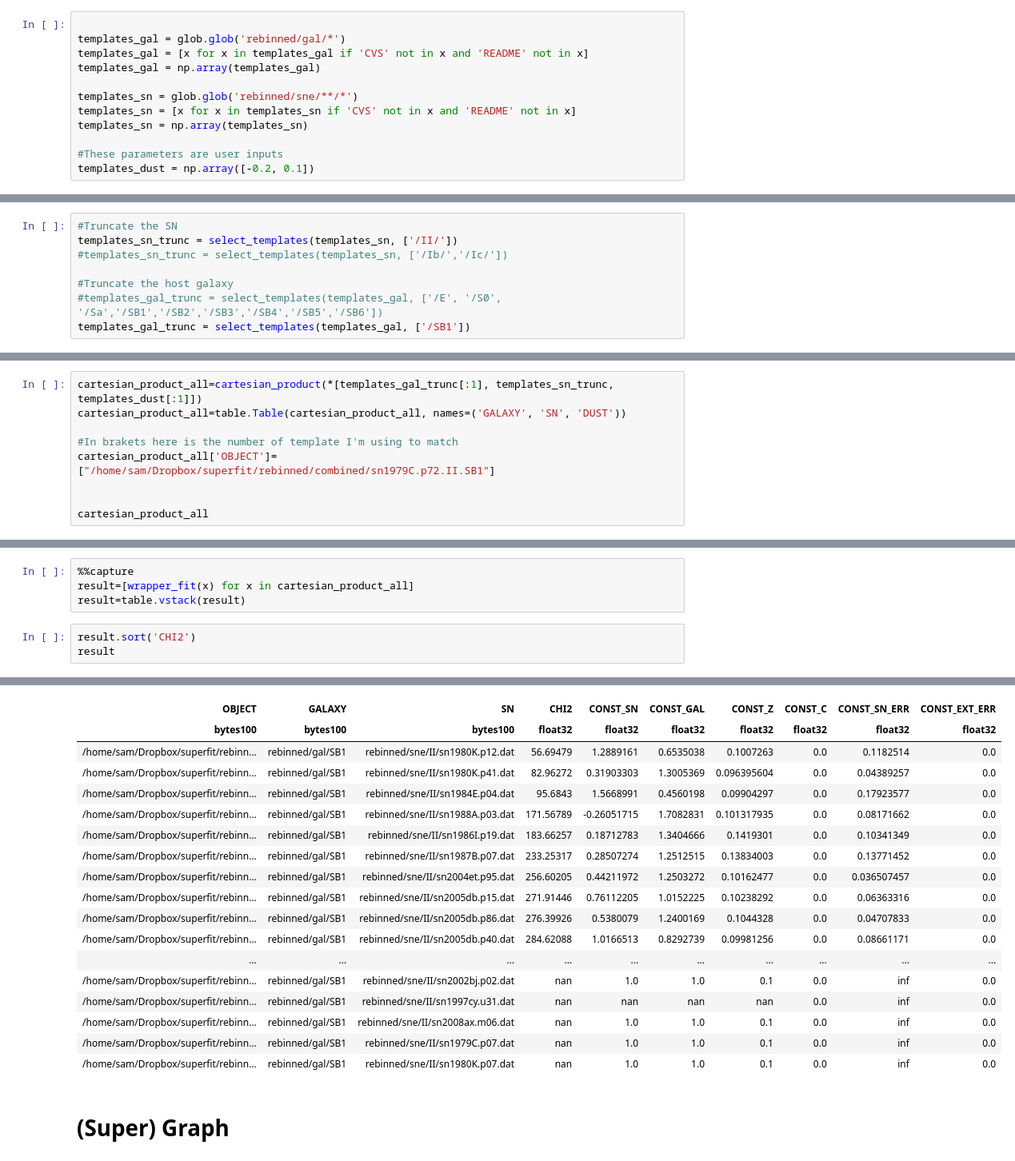
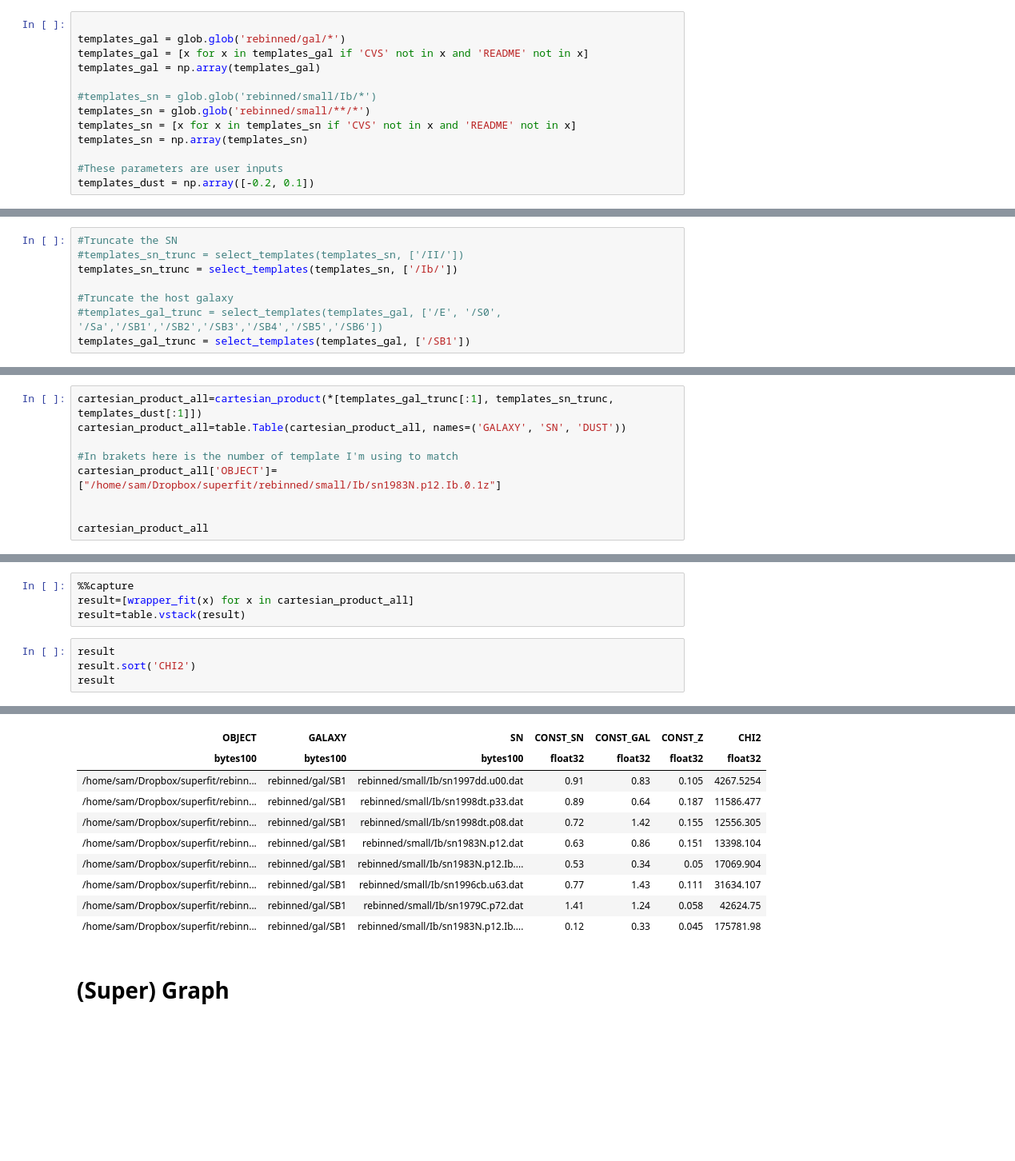
Before and after one commit to oyaron/NGSF, a Jupyter notebook: BFF.ipynb, the cells around one changed output, grey strips where cells are left out. Shown at 80% size. Drawn from its saved outputs; the diff is of its cells as text; blank space fills up the shorter version.

```diff
--- a/BFF.ipynb
+++ b/BFF.ipynb
@@ -206,7 +251,8 @@ templates_gal = glob.glob('rebinned/gal/*')
 templates_gal = [x for x in templates_gal if 'CVS' not in x and 'README' not in x]
 templates_gal = np.array(templates_gal)
 
-templates_sn = glob.glob('rebinned/sne/**/*')
+#templates_sn = glob.glob('rebinned/small/Ib/*')
+templates_sn = glob.glob('rebinned/small/**/*')
 templates_sn = [x for x in templates_sn if 'CVS' not in x and 'README' not in x]
 templates_sn = np.array(templates_sn)
 
@@ -216,8 +262,8 @@ templates_dust = np.array([-0.2, 0.1])
 ## Truncate templates SN, HG
 # %%
 #Truncate the SN
-templates_sn_trunc = select_templates(templates_sn, ['/II/'])
-#templates_sn_trunc = select_templates(templates_sn, ['/Ib/','/Ic/'])
+#templates_sn_trunc = select_templates(templates_sn, ['/II/'])
+templates_sn_trunc = select_templates(templates_sn, ['/Ib/'])
 
 #Truncate the host galaxy
 #templates_gal_trunc = select_templates(templates_gal, ['/E', '/S0', '/Sa','/SB1','/SB2','/SB3','/SB4','/SB5','/SB6'])
@@ -229,7 +275,7 @@ cartesian_product_all=cartesian_product(*[templates_gal_trunc[:1], templates_sn_
 cartesian_product_all=table.Table(cartesian_product_all, names=('GALAXY', 'SN', 'DUST'))
 
 #In brakets here is the number of template I'm using to match
-cartesian_product_all['OBJECT']=["/home/sam/Dropbox/superfit/rebinned/combined/sn1979C.p72.II.SB1"]
+cartesian_product_all['OBJECT']=["/home/sam/Dropbox/superfit/rebinned/small/Ib/sn1983N.p12.Ib.0.1z"]
 
 
 cartesian_product_all
@@ -280,6 +318,7 @@ result=table.vstack(result)
 result=[wrapper_fit(x) for x in cartesian_product_all]
 result=table.vstack(result)
 # %%
+result
 result.sort('CHI2')
 result
 # %% [output]
@@ -287,21 +326,13 @@ Table length=96
-| OBJECT | GALAXY | SN | CHI2 | CONST_SN | CONST_GAL | CONST_Z | CONST_C | CONST_SN_ERR | CONST_EXT_ERR |
-| bytes100 | bytes100 | bytes100 | float32 | float32 | float32 | float32 | float32 | float32 | float32 |
-| /home/sam/Dropbox/superfit/rebinn... | rebinned/gal/SB1 | rebinned/sne/II/sn1980K.p12.dat | 56.69479 | 1.2889161 | 0.6535038 | 0.1007263 | 0.0 | 0.1182514 | 0.0 |
-| /home/sam/Dropbox/superfit/rebinn... | rebinned/gal/SB1 | rebinned/sne/II/sn1980K.p41.dat | 82.96272 | 0.31903303 | 1.3005369 | 0.096395604 | 0.0 | 0.04389257 | 0.0 |
-| /home/sam/Dropbox/superfit/rebinn... | rebinned/gal/SB1 | rebinned/sne/II/sn1984E.p04.dat | 95.6843 | 1.5668991 | 0.4560198 | 0.09904297 | 0.0 | 0.17923577 | 0.0 |
-| /home/sam/Dropbox/superfit/rebinn... | rebinned/gal/SB1 | rebinned/sne/II/sn1988A.p03.dat | 171.56789 | -0.26051715 | 1.7082831 | 0.101317935 | 0.0 | 0.08171662 | 0.0 |
-| /home/sam/Dropbox/superfit/rebinn... | rebinned/gal/SB1 | rebinned/sne/II/sn1986I.p19.dat | 183.66257 | 0.18712783 | 1.3404666 | 0.1419301 | 0.0 | 0.10341349 | 0.0 |
-| /home/sam/Dropbox/superfit/rebinn... | rebinned/gal/SB1 | rebinned/sne/II/sn1987B.p07.dat | 233.25317 | 0.28507274 | 1.2512515 | 0.13834003 | 0.0 | 0.13771452 | 0.0 |
-| /home/sam/Dropbox/superfit/rebinn... | rebinned/gal/SB1 | rebinned/sne/II/sn2004et.p95.dat | 256.60205 | 0.44211972 | 1.2503272 | 0.10162477 | 0.0 | 0.036507457 | 0.0 |
-| /home/sam/Dropbox/superfit/rebinn... | rebinned/gal/SB1 | rebinned/sne/II/sn2005db.p15.dat | 271.91446 | 0.76112205 | 1.0152225 | 0.10238292 | 0.0 | 0.06363316 | 0.0 |
-| /home/sam/Dropbox/superfit/rebinn... | rebinned/gal/SB1 | rebinned/sne/II/sn2005db.p86.dat | 276.39926 | 0.5380079 | 1.2400169 | 0.1044328 | 0.0 | 0.04707833 | 0.0 |
-| /home/sam/Dropbox/superfit/rebinn... | rebinned/gal/SB1 | rebinned/sne/II/sn2005db.p40.dat | 284.62088 | 1.0166513 | 0.8292739 | 0.09981256 | 0.0 | 0.08661171 | 0.0 |
-| ... | ... | ... | ... | ... | ... | ... | ... | ... | ... |
-| /home/sam/Dropbox/superfit/rebinn... | rebinned/gal/SB1 | rebinned/sne/II/sn2002bj.p02.dat | nan | 1.0 | 1.0 | 0.1 | 0.0 | inf | 0.0 |
-| /home/sam/Dropbox/superfit/rebinn... | rebinned/gal/SB1 | rebinned/sne/II/sn1997cy.u31.dat | nan | nan | nan | nan | 0.0 | inf | 0.0 |
-| /home/sam/Dropbox/superfit/rebinn... | rebinned/gal/SB1 | rebinned/sne/II/sn2008ax.m06.dat | nan | 1.0 | 1.0 | 0.1 | 0.0 | inf | 0.0 |
-| /home/sam/Dropbox/superfit/rebinn... | rebinned/gal/SB1 | rebinned/sne/II/sn1979C.p07.dat | nan | 1.0 | 1.0 | 0.1 | 0.0 | inf | 0.0 |
-| /home/sam/Dropbox/superfit/rebinn... | rebinned/gal/SB1 | rebinned/sne/II/sn1980K.p07.dat | nan | 1.0 | 1.0 | 0.1 | 0.0 | inf | 0.0 |
+| OBJECT | GALAXY | SN | CONST_SN | CONST_GAL | CONST_Z | CHI2 |
+| bytes100 | bytes100 | bytes100 | float32 | float32 | float32 | float32 |
+| /home/sam/Dropbox/superfit/rebinn... | rebinned/gal/SB1 | rebinned/small/Ib/sn1997dd.u00.dat | 0.91 | 0.83 | 0.105 | 4267.5254 |
+| /home/sam/Dropbox/superfit/rebinn... | rebinned/gal/SB1 | rebinned/small/Ib/sn1998dt.p33.dat | 0.89 | 0.64 | 0.187 | 11586.477 |
+| /home/sam/Dropbox/superfit/rebinn... | rebinned/gal/SB1 | rebinned/small/Ib/sn1998dt.p08.dat | 0.72 | 1.42 | 0.155 | 12556.305 |
+| /home/sam/Dropbox/superfit/rebinn... | rebinned/gal/SB1 | rebinned/small/Ib/sn1983N.p12.dat | 0.63 | 0.86 | 0.151 | 13398.104 |
+| /home/sam/Dropbox/superfit/rebinn... | rebinned/gal/SB1 | rebinned/small/Ib/sn1983N.p12.Ib.... | 0.53 | 0.34 | 0.05 | 17069.904 |
+| /home/sam/Dropbox/superfit/rebinn... | rebinned/gal/SB1 | rebinned/small/Ib/sn1996cb.u63.dat | 0.77 | 1.43 | 0.111 | 31634.107 |
+| /home/sam/Dropbox/superfit/rebinn... | rebinned/gal/SB1 | rebinned/small/Ib/sn1979C.p72.dat | 1.41 | 1.24 | 0.058 | 42624.75 |
+| /home/sam/Dropbox/superfit/rebinn... | rebinned/gal/SB1 | rebinned/small/Ib/sn1983N.p12.Ib.... | 0.12 | 0.33 | 0.045 | 175781.98 |
 # %% [markdown]
 # (Super) Graph
 # %%
```
Also changed, not shown: parts of 10 cells of this notebook.
